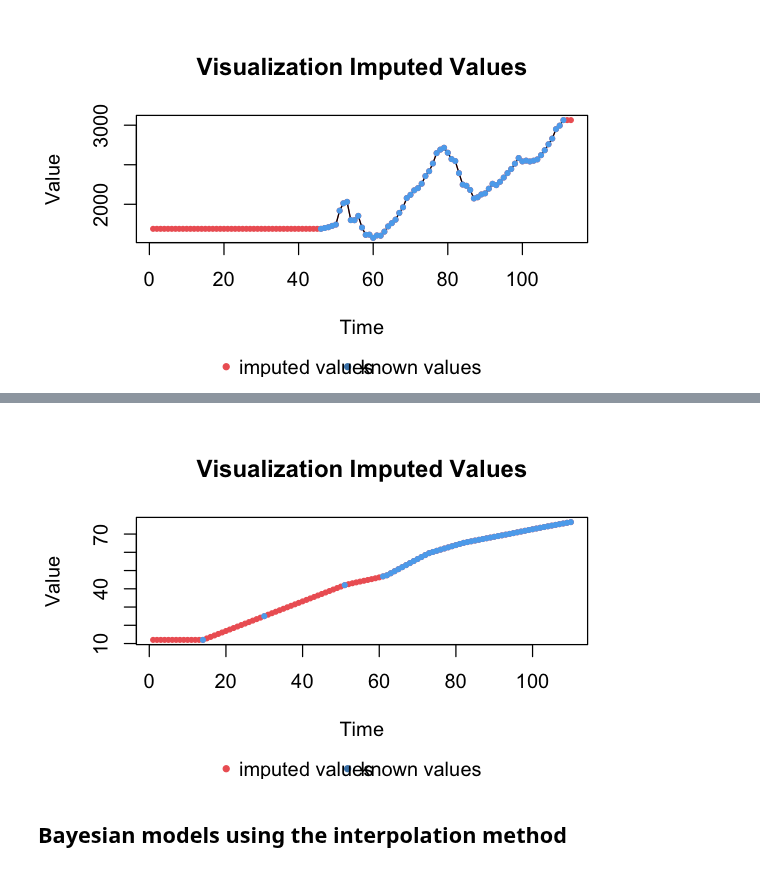
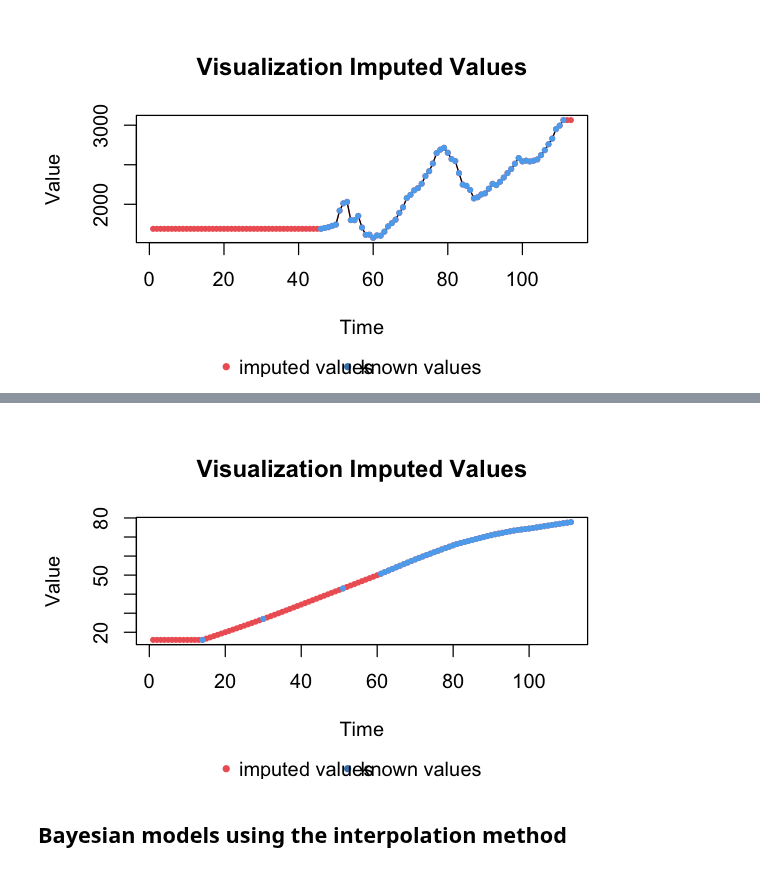
Before and after one commit to sdaza/lambda, a Jupyter notebook: notebooks/stacking_covariates.ipynb, the cells around one changed output, grey strips where cells are left out. Saved outputs shown, nothing was run; the diff lists cells and outputs as text; code cells hidden in the pictures.

```diff
--- a/notebooks/stacking_covariates.ipynb
+++ b/notebooks/stacking_covariates.ipynb
@@ -154,12 +154,12 @@ plotNA.imputations(test[ctry==country, variable, with=FALSE][[1]],
 # %%
-country = 'Peru'
+country = 'Mexico'
 variable = 'urban'
 imp = paste0('i', variable)
 
 plotNA.imputations(test[ctry==country, variable, with=FALSE][[1]],
                    test[ctry==country, imp, with=FALSE][[1]])
 # %% [output]
-[figure, old version]
+[figure, new version]
 # %% [markdown]
 ## Bayesian models using the interpolation method
 # %%
```
Also changed, not shown: parts of 24 cells of this notebook.
